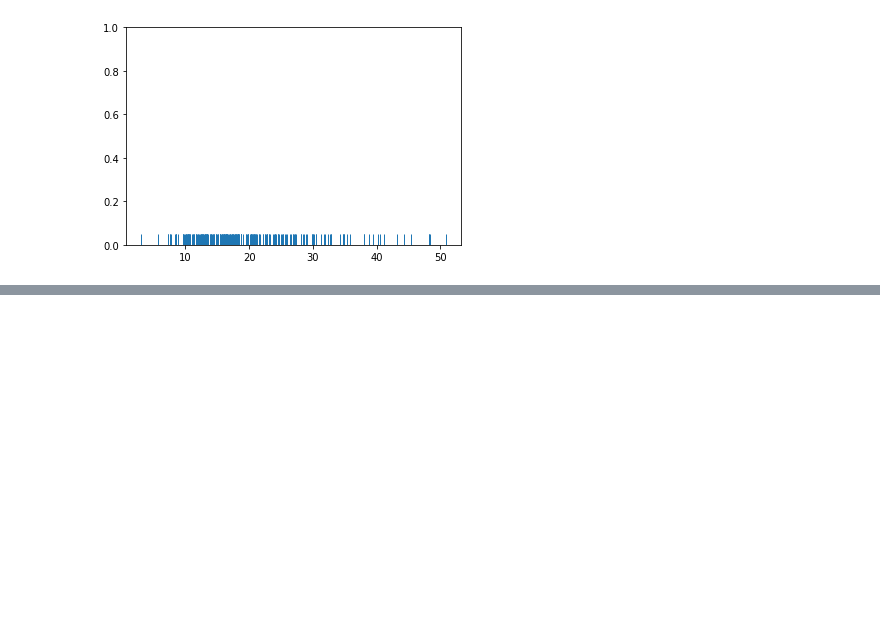
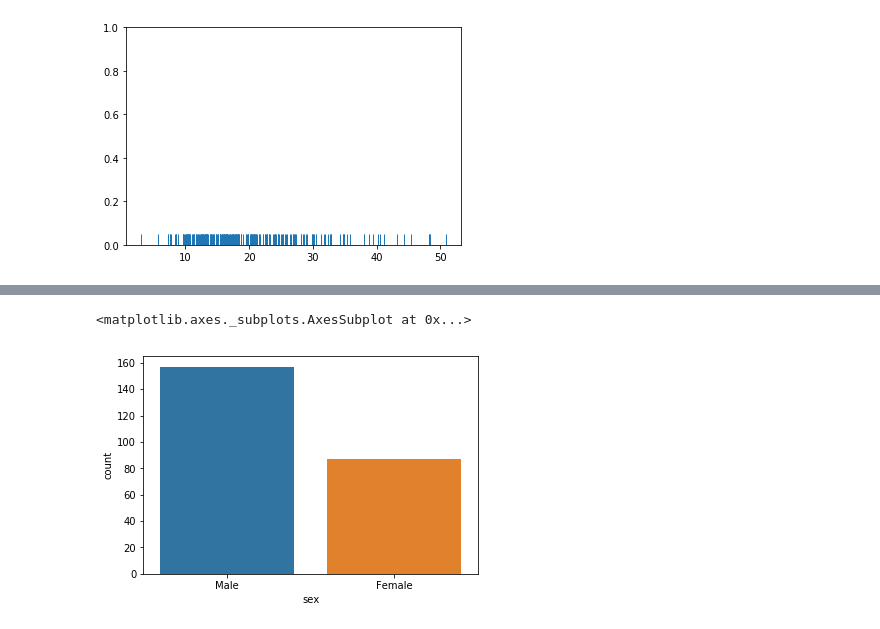
Before and after one commit to stradtkt/DataScience, a Jupyter notebook: seaborn_questions.ipynb, the cells around one changed output, grey strips where cells are left out. Drawn from its saved outputs; the diff is of its cells as text; code cells hidden in the pictures; blank space fills up the shorter version.

```diff
--- a/seaborn_questions.ipynb
+++ b/seaborn_questions.ipynb
@@ -38,0 +43,5 @@ sns.
+# %%
+sns.countplot(x='sex', data=tips)
+# %% [output]
+<matplotlib.axes._subplots.AxesSubplot at 0x...>
+[figure, added]
```
Also changed, not shown: parts of 7 cells of this notebook.
